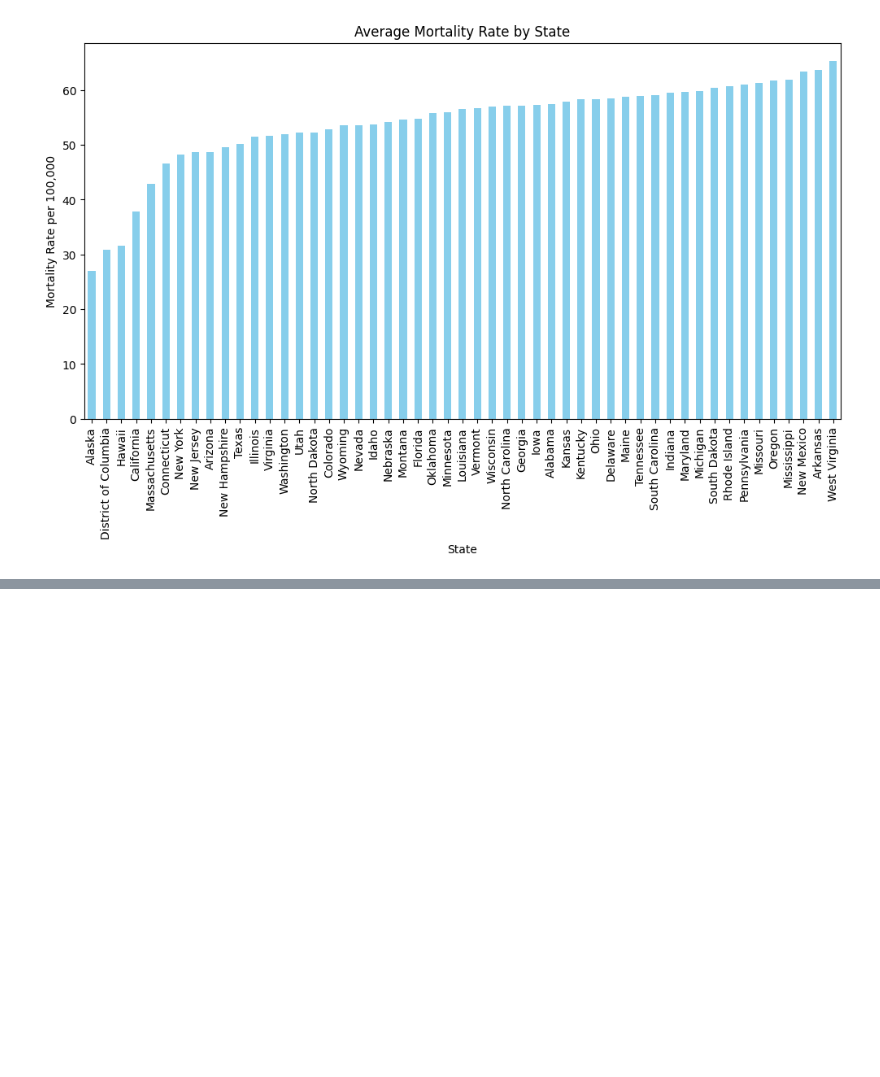
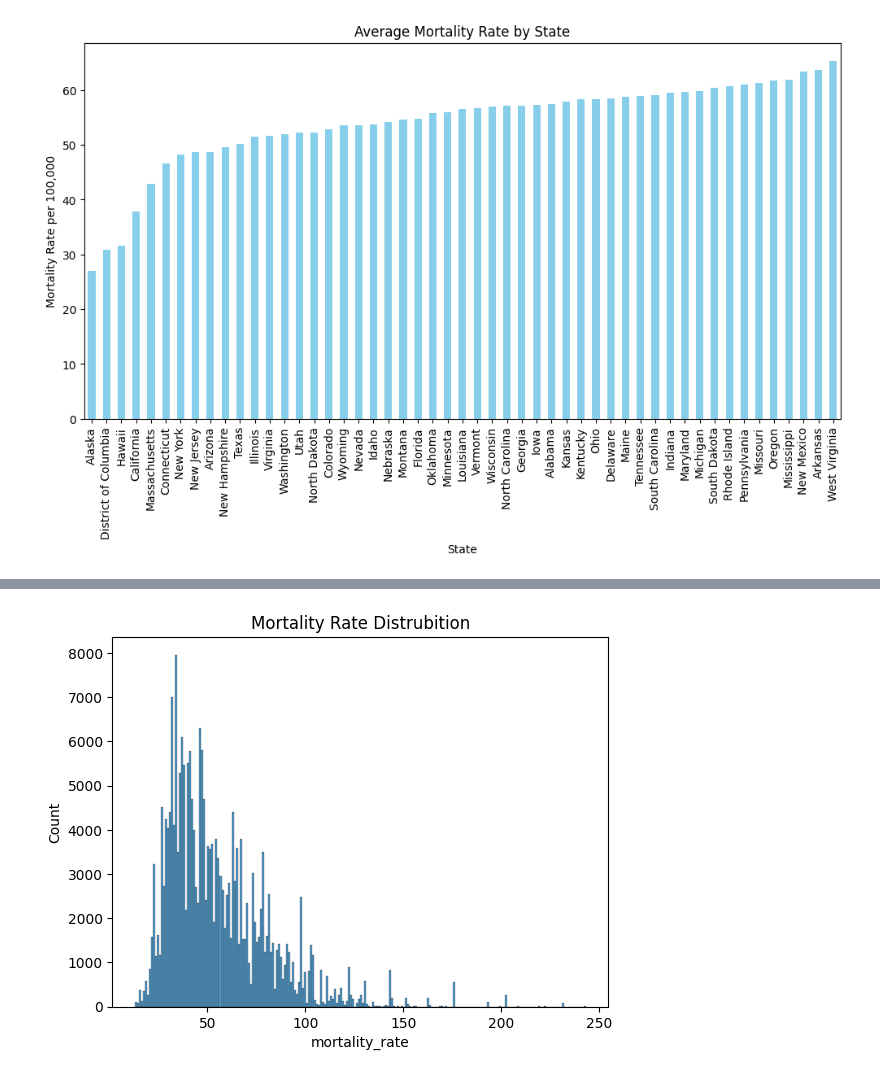
Before and after one commit to marklee4823/math189_project, a Jupyter notebook: Notebook.ipynb, the cells around one changed output, grey strips where cells are left out. Cells and saved outputs as stored; diff of their text form; code cells hidden in the pictures; blank space fills up the shorter version.

```diff
--- a/Notebook.ipynb
+++ b/Notebook.ipynb
@@ -270,0 +299,6 @@ plt.show()
+# %%
+sns.histplot(df_merged['mortality_rate'])
+plt.title('Mortality Rate Distrubition')
+plt.show()
+# %% [output]
+[figure, added]
```
Also changed, not shown: parts of 11 cells of this notebook, 1 other file.
